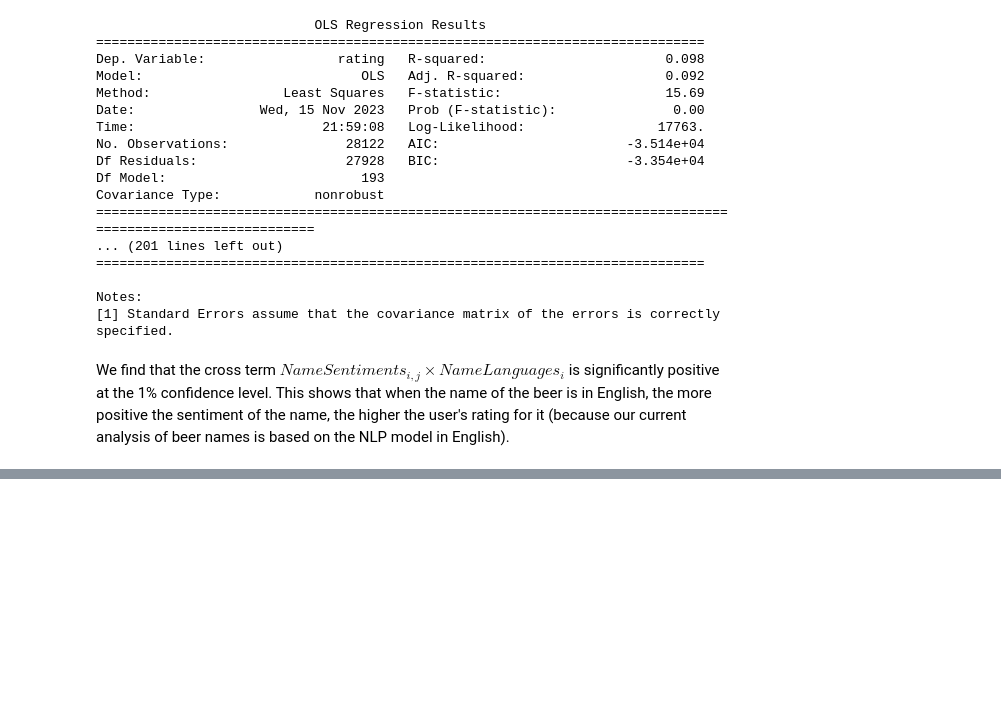
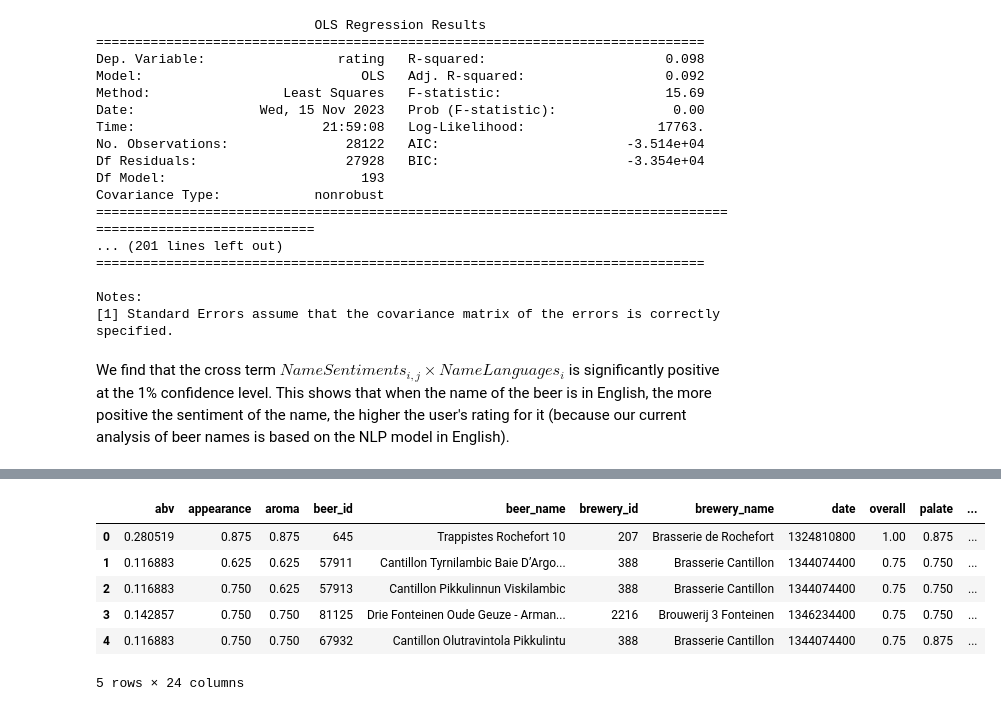
Before and after one commit to epfl-ada/ada-2023-project-badanalysist, a Jupyter notebook: preprocessing.ipynb, the cells around one changed output, grey strips where cells are left out. Drawn from its saved outputs; the diff is of its cells as text; code cells hidden in the pictures; blank space fills up the shorter version.

```diff
--- a/preprocessing.ipynb
+++ b/preprocessing.ipynb
@@ -842,0 +838,10 @@ We find that the cross term $NameSentiments_{i,j} \times NameLanguages_i$ is sig
+# %%
+# merge user location with ratings
+ratings_users_ba = pd.merge(ratings_ba, users_ba, on=['user_id', 'user_name'])
+ratings_users_rb = pd.merge(ratings_rb, users_rb, on=['user_id', 'user_name'])
+
+#get non_US locations
+non_US_locations = users_loc_ba_nonUS.reset_index()
+non_US_locations.columns = ['location', 'count']
+# get unique values of non_US_locations
+non_US_locations["location"].unique()
@@ -842,0 +861,39 @@ We find that the cross term $NameSentiments_{i,j} \times NameLanguages_i$ is sig
+# %%
+# assign a column of region to each location based on country names, world_area = US, Asia, Europe, Austrilia, Africa, North America (except for the US),South America
+def extract_country(location):
+    if 'United States' in location:
+        return 'United States'
+    else:
+        return location
+
+# Mapping of countries and US states to world areas
+world_area_mapping = {'United States': 'US',
+    'Argentina': 'South America', 'Australia': 'Australia', 'Austria': 'Europe','Belarus': 'Europe',
+    'Belgium': 'Europe','Belize': 'North America','Brazil': 'South America','Bulgaria': 'Europe','Canada': 'North America',
+    'Chile': 'South America','China': 'Asia','Croatia': 'Europe','Czech Republic': 'Europe','Denmark': 'Europe',
+    'El Salvador': 'North America','England': 'Europe', 'Estonia': 'Europe','Faroe Islands': 'Europe', 'Finland': 'Europe',
+    'France': 'Europe','Germany': 'Europe','Greece': 'Europe','Hungary': 'Europe','India': 'Asia','Ireland': 'Europe',
+    'Israel': 'Asia','Italy': 'Europe','Japan': 'Asia','Jersey': 'Europe', 'Lebanon': 'Asia','Lithuania': 'Europe',
+    'Malaysia': 'Asia','Mauritius': 'Africa','Mexico': 'North America','Moldova': 'Europe','Netherlands': 'Europe',
+    'Norway': 'Europe','Panama': 'North America','Paraguay': 'South America','Peru': 'South America','Philippines': 'Asia',
+    'Poland': 'Europe','Portugal': 'Europe', 'Puerto Rico': 'North America', 'Romania': 'Europe','Russia': 'Europe',
+    'Scotland': 'Europe', 'Serbia': 'Europe','Singapore': 'Asia','Slovak Republic': 'Europe','Slovenia': 'Europe',
+    'South Africa': 'Africa','Spain': 'Europe','Sweden': 'Europe','Switzerland': 'Europe','Taiwan': 'Asia',
+    'Thailand': 'Asia','Turkey': 'Europe',  'Ukraine': 'Europe','Uruguay': 'South America','Vietnam': 'Asia'
+}
+# %%
+# Extract the country from each location
+ratings_users_ba['country'] = ratings_users_ba['location'].apply(extract_country)
+ratings_users_rb['country'] = ratings_users_rb['location'].apply(extract_country)
+# Map each country to its world area
+ratings_users_ba['region'] = ratings_users_ba['country'].map(world_area_mapping)
+ratings_users_rb['region'] = ratings_users_rb['country'].map(world_area_mapping)
+ratings_users_ba.head()  # Display the first few rows to check the results
+# %% [output]
+|  | abv | appearance | aroma | beer_id | beer_name | brewery_id | brewery_name | date | overall | palate | ... |
+| 0 | 0.280519 | 0.875 | 0.875 | 645 | Trappistes Rochefort 10 | 207 | Brasserie de Rochefort | 1324810800 | 1.00 | 0.875 | ... |
+| 1 | 0.116883 | 0.625 | 0.625 | 57911 | Cantillon Tyrnilambic Baie D’Argo... | 388 | Brasserie Cantillon | 1344074400 | 0.75 | 0.750 | ... |
+| 2 | 0.116883 | 0.750 | 0.625 | 57913 | Cantillon Pikkulinnun Viskilambic | 388 | Brasserie Cantillon | 1344074400 | 0.75 | 0.750 | ... |
+| 3 | 0.142857 | 0.750 | 0.750 | 81125 | Drie Fonteinen Oude Geuze - Arman... | 2216 | Brouwerij 3 Fonteinen | 1346234400 | 0.75 | 0.750 | ... |
+| 4 | 0.116883 | 0.750 | 0.750 | 67932 | Cantillon Olutravintola Pikkulintu | 388 | Brasserie Cantillon | 1344074400 | 0.75 | 0.875 | ... |
+5 rows × 24 columns
```
Also changed, not shown: parts of 13 cells of this notebook.
